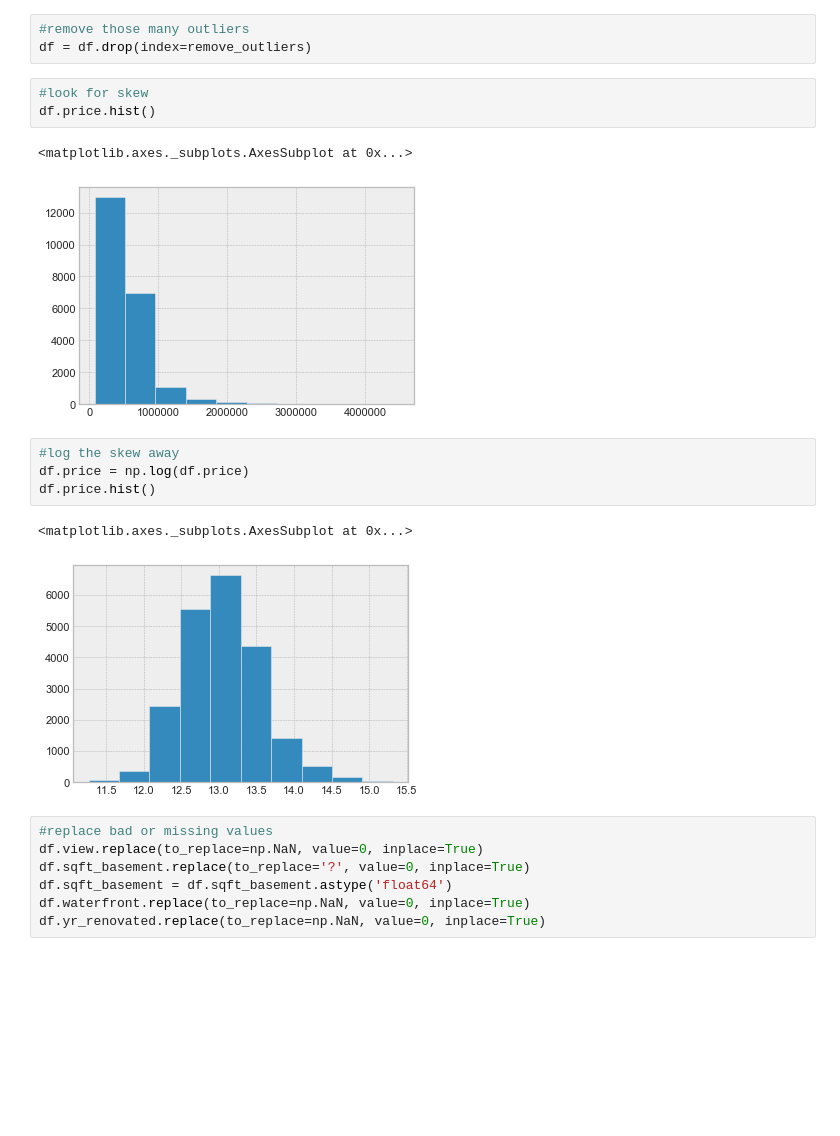
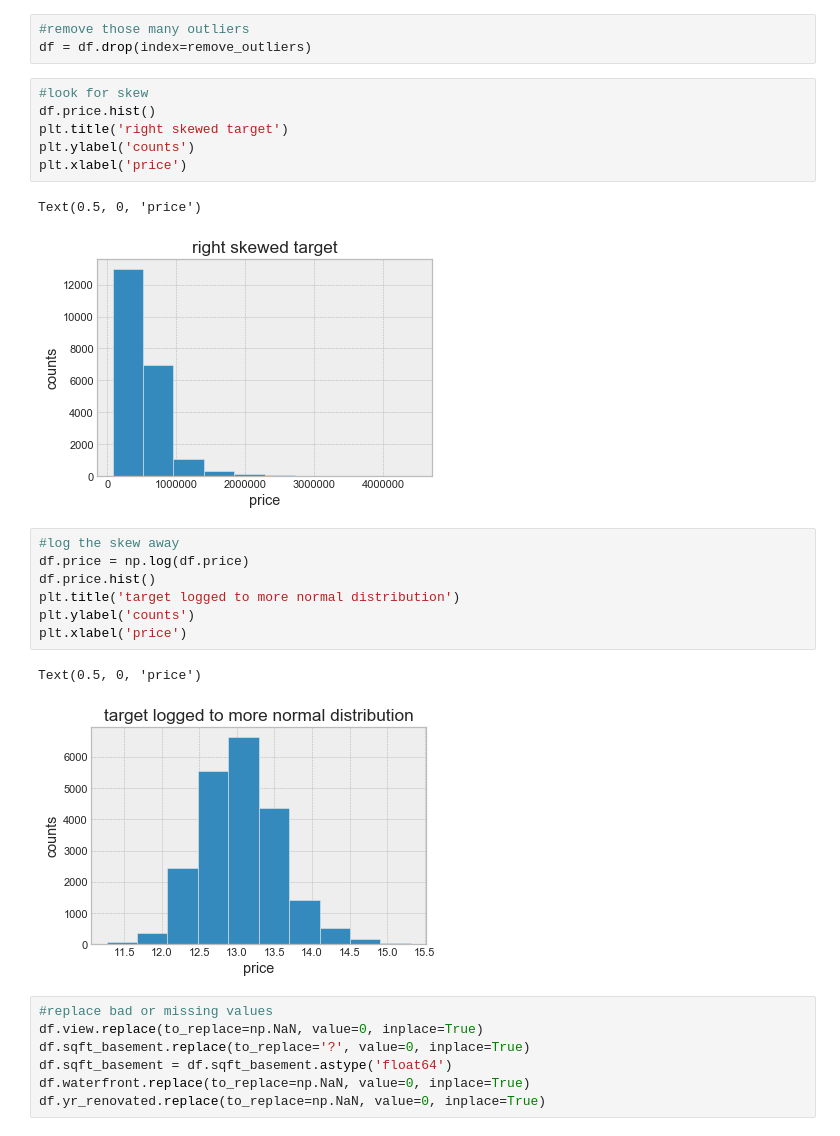
Before and after one commit to AlludedCrabb/Data-Science-Housing-Data-Project, a Jupyter notebook: Jacob_Taeho project.ipynb, the cells around one changed output. Drawn from its saved outputs; the diff is of its cells as text; blank space fills up the shorter version.

Commit message:
add titles to plots

```diff
--- a/Jacob_Taeho project.ipynb
+++ b/Jacob_Taeho project.ipynb
@@ -179,16 +182,22 @@ df = df.drop(index=remove_outliers)
 # %%
 #look for skew
 df.price.hist()
+plt.title('right skewed target')
+plt.ylabel('counts')
+plt.xlabel('price')
 # %% [output]
-<matplotlib.axes._subplots.AxesSubplot at 0x...>
+Text(0.5, 0, 'price')
-[figure, old version]
+[figure, new version]
 # %%
 #log the skew away
 df.price = np.log(df.price)
 df.price.hist()
+plt.title('target logged to more normal distribution')
+plt.ylabel('counts')
+plt.xlabel('price')
 # %% [output]
-<matplotlib.axes._subplots.AxesSubplot at 0x...>
+Text(0.5, 0, 'price')
-[figure, old version]
+[figure, new version]
 # %%
 #replace bad or missing values
 df.view.replace(to_replace=np.NaN, value=0, inplace=True)
```
Also changed, not shown: parts of 2 cells of this notebook.
